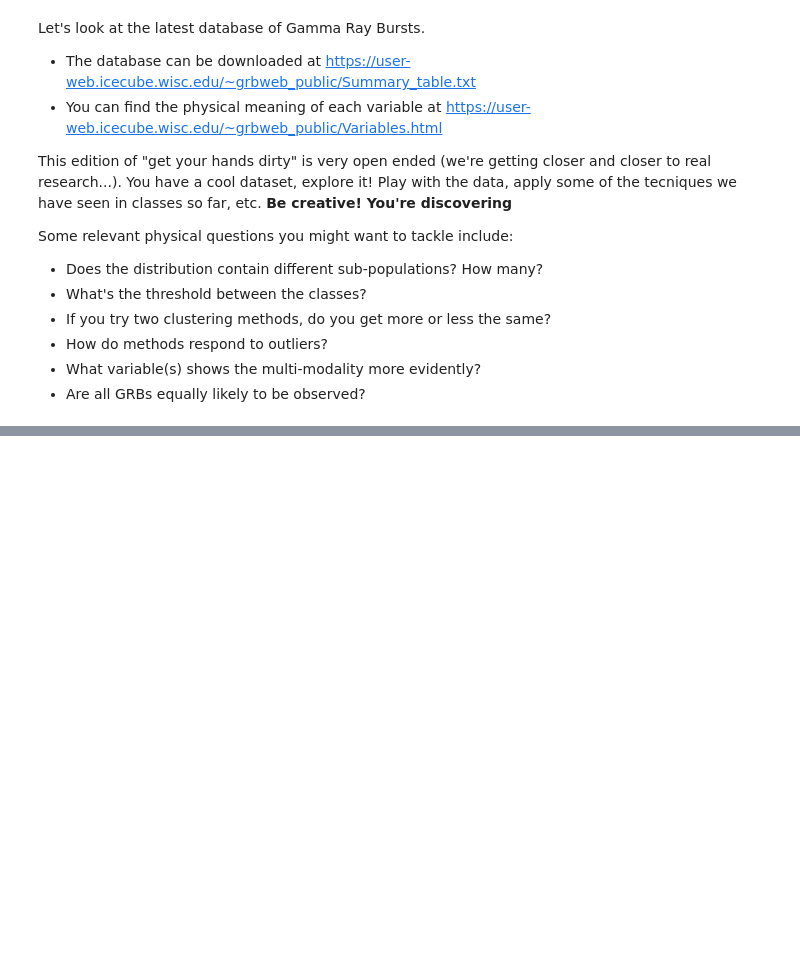
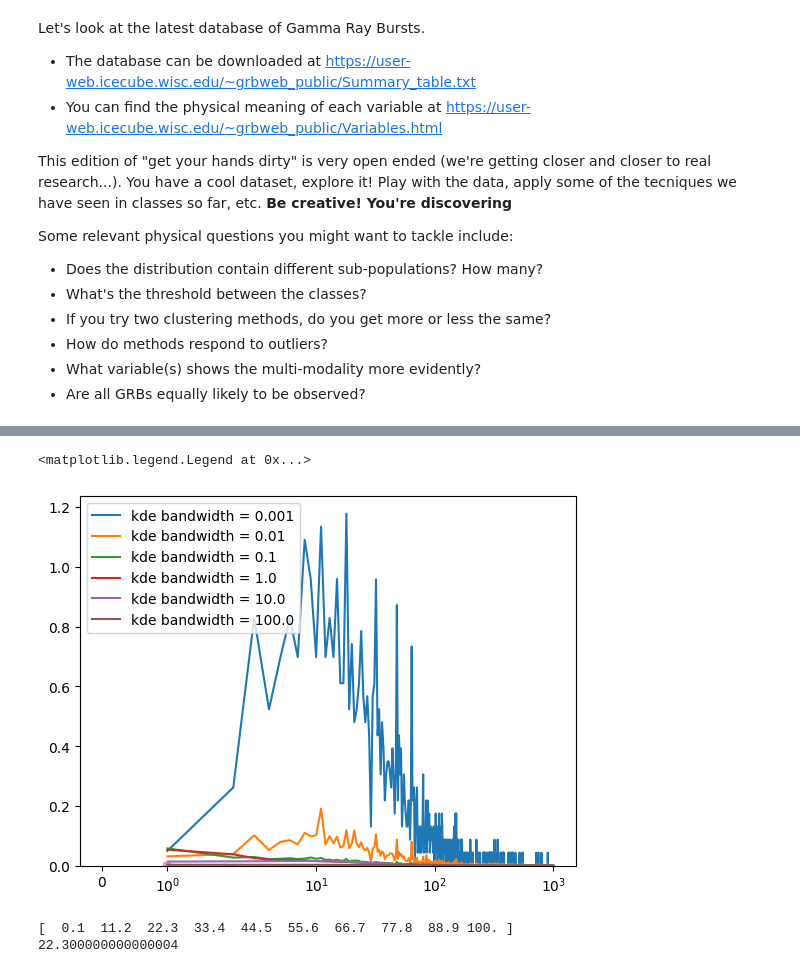
Before and after one commit to Matti-z/astrostatistics_bicocca_2026, a Jupyter notebook: working/fourteen.ipynb, the cells around one changed output, grey strips where cells are left out. Cells and saved outputs as stored; diff of their text form; code cells hidden in the pictures; blank space fills up the shorter version.

```diff
--- a/working/fourteen.ipynb
+++ b/working/fourteen.ipynb
@@ -51,0 +66,27 @@ plt.semilogx()
+# %%
+from sklearn.neighbors import KernelDensity
+data_reshape = data[6, :].reshape(-1, 1)
+x = np.linspace(1, 1000, 1000)
+bandwidths = np.logspace(-3, 2, 6)
+for band in bandwidths:
+    kde = KernelDensity(bandwidth = band)
+    kde.fit(data_reshape)
+    pdf = np.exp(kde.score_samples(x.reshape(-1, 1)))
+    plt.plot(x, pdf, label = f"kde bandwidth = {band}")
+
+plt.hist(data[6, :],bins= np.logspace(-2,3,100), alpha  = 0.8, density = True )
+plt.xscale('symlog')
+plt.legend()
+# %% [output]
+<matplotlib.legend.Legend at 0x...>
+[figure, added]
+# %%
+from sklearn.model_selection import GridSearchCV
+bandwidths = np.linspace(0.1, 100, 10)
+print (bandwidths)
+grid  = GridSearchCV(KernelDensity(), {'bandwidth': bandwidths}, cv = 5) #5 k-fold cross validation
+grid.fit(data_reshape)
+print(grid.best_params_['bandwidth'])
+# %% [output]
+[  0.1  11.2  22.3  33.4  44.5  55.6  66.7  77.8  88.9 100. ]
+22.300000000000004
```
Also changed, not shown: parts of 5 cells of this notebook.
